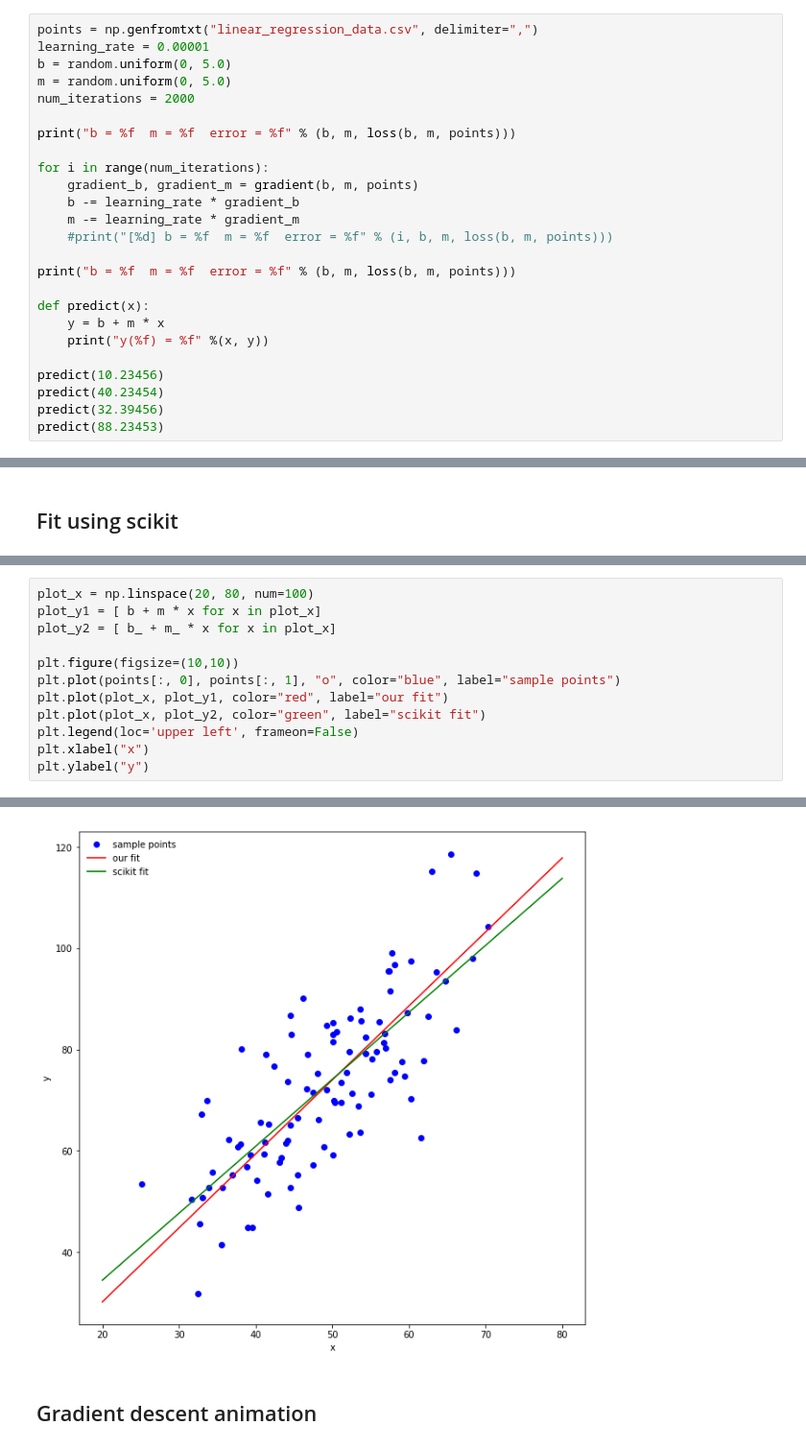
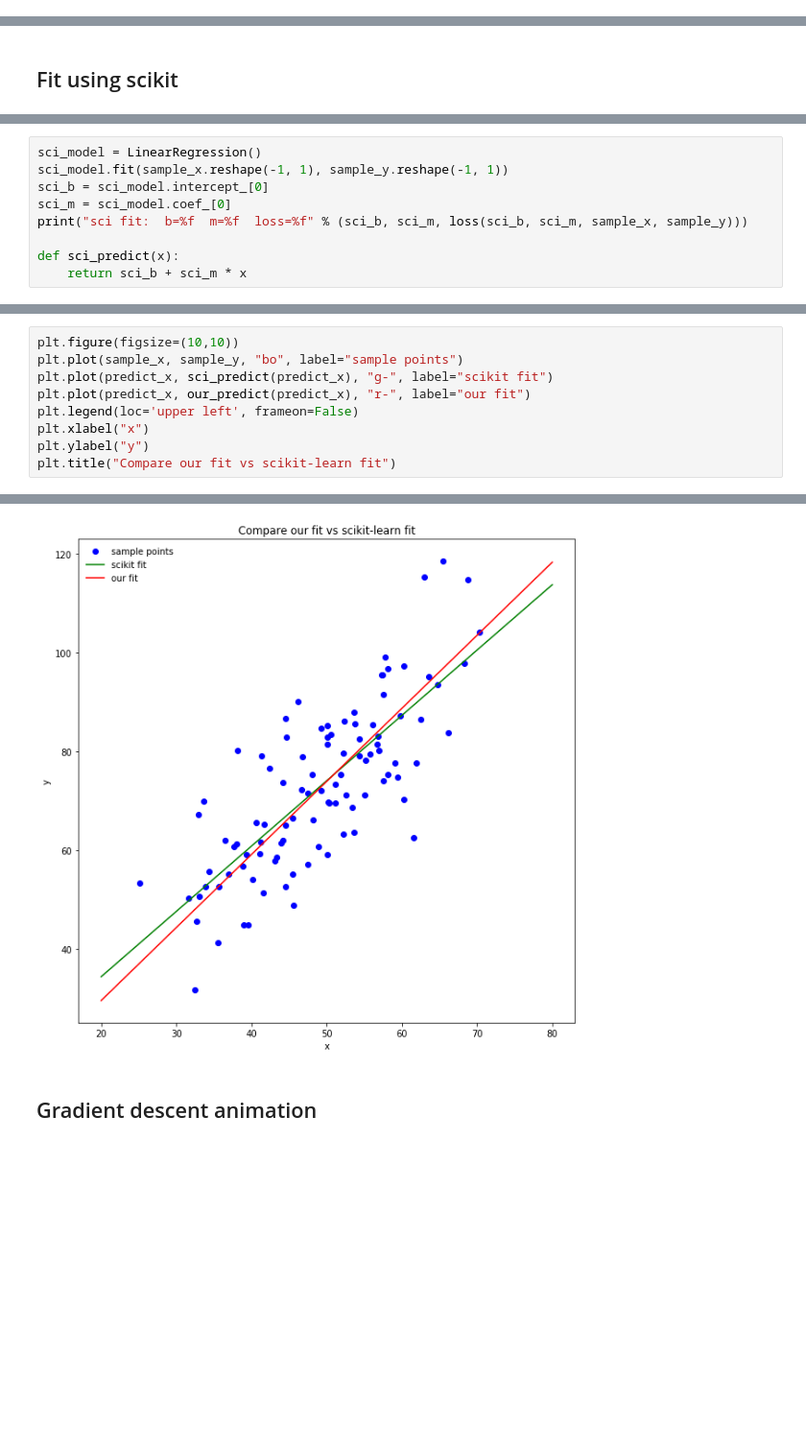
Before and after one commit to soloman817/udacity-ml, a Jupyter notebook: notebooks/linear_regression.ipynb, the cells around one changed output, grey strips where cells are left out. Shown at 96% size. Saved outputs shown, nothing was run; the diff lists cells and outputs as text; blank space fills up the shorter version.

```diff
--- a/notebooks/linear_regression.ipynb
+++ b/notebooks/linear_regression.ipynb
@@ -98,27 +105,2 @@ def gradient(b, m, points):
 # %% [markdown]
 ## Fit ourselves
-# %%
-points = np.genfromtxt("linear_regression_data.csv", delimiter=",")
-learning_rate = 0.00001
-b = random.uniform(0, 5.0)
-m = random.uniform(0, 5.0)
-num_iterations = 2000
-
-print("b = %f  m = %f  error = %f" % (b, m, loss(b, m, points)))
-
-for i in range(num_iterations):
-    gradient_b, gradient_m = gradient(b, m, points)
-    b -= learning_rate * gradient_b
-    m -= learning_rate * gradient_m
-    #print("[%d] b = %f  m = %f  error = %f" % (i, b, m, loss(b, m, points)))
-
-print("b = %f  m = %f  error = %f" % (b, m, loss(b, m, points)))
-
-def predict(x):
-    y = b + m * x
-    print("y(%f) = %f" %(x, y))
-
-predict(10.23456)
-predict(40.23454)
-predict(32.39456)
-predict(88.23453)
@@ -157,0 +141,9 @@ y(88.234530) = 124.675101   y(88.234530) = 124.675101
+# %%
+sci_model = LinearRegression()
+sci_model.fit(sample_x.reshape(-1, 1), sample_y.reshape(-1, 1))
+sci_b = sci_model.intercept_[0]
+sci_m = sci_model.coef_[0]
+print("sci fit:  b=%f  m=%f  loss=%f" % (sci_b, sci_m, loss(sci_b, sci_m, sample_x, sample_y)))
+
+def sci_predict(x):
+    return sci_b + sci_m * x
@@ -160,18 +176,15 @@ y(88.234530) = 124.675101   y(88.234530) = 124.675101
 # %%
-plot_x = np.linspace(20, 80, num=100)
-plot_y1 = [ b + m * x for x in plot_x]
-plot_y2 = [ b_ + m_ * x for x in plot_x]
-
 plt.figure(figsize=(10,10))
-plt.plot(points[:, 0], points[:, 1], "o", color="blue", label="sample points")
-plt.plot(plot_x, plot_y1, color="red", label="our fit")
-plt.plot(plot_x, plot_y2, color="green", label="scikit fit")
+plt.plot(sample_x, sample_y, "bo", label="sample points")
+plt.plot(predict_x, sci_predict(predict_x), "g-", label="scikit fit")
+plt.plot(predict_x, our_predict(predict_x), "r-", label="our fit")
 plt.legend(loc='upper left', frameon=False)
 plt.xlabel("x")
 plt.ylabel("y")
+plt.title("Compare our fit vs scikit-learn fit")
 # %% [output]
 <matplotlib.text.Text at 0x...>
-[figure, old version]
+[figure, new version]
 # %% [markdown]
 ## Gradient descent animation
 # %%
```
Also changed, not shown: parts of 13 cells of this notebook.
